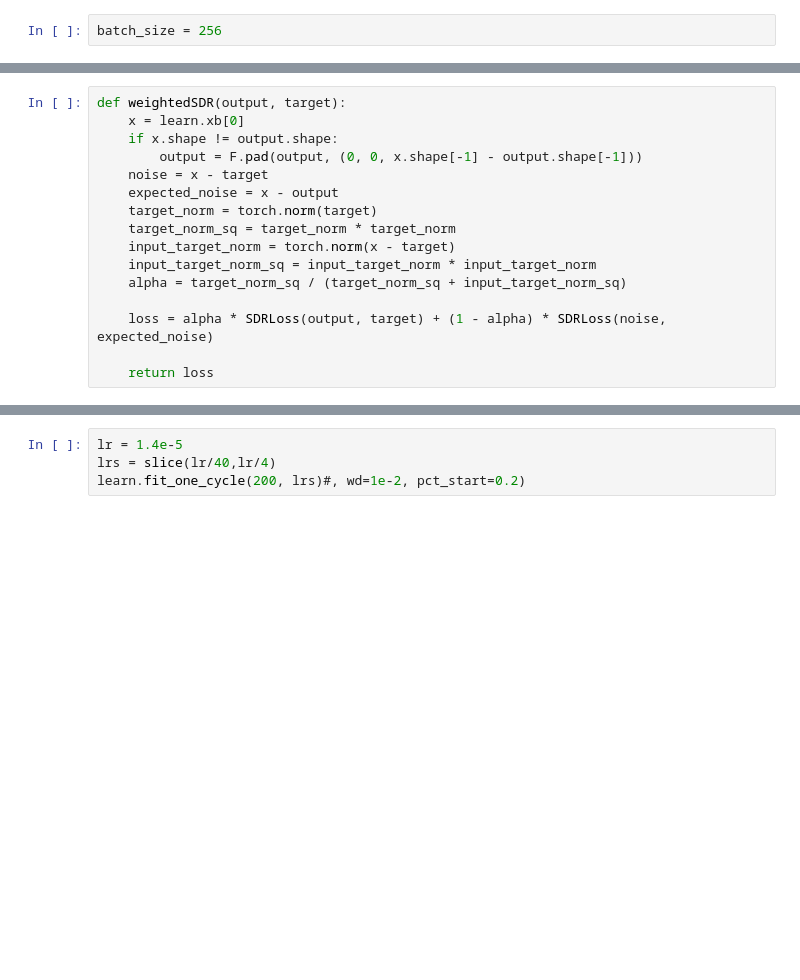
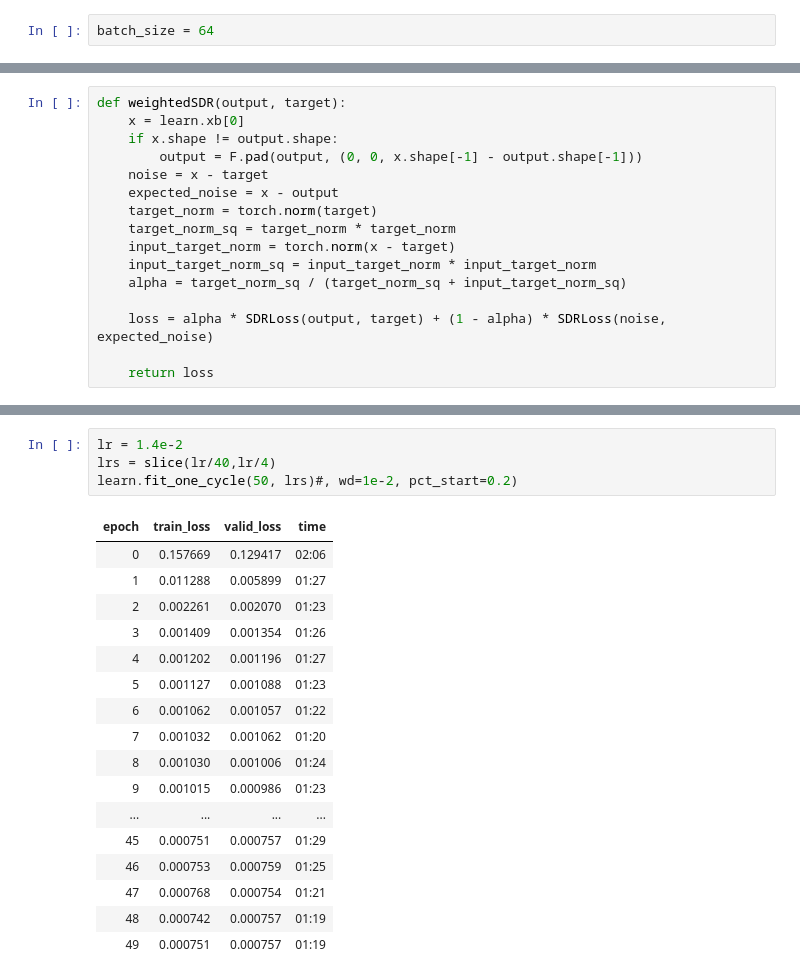
Before and after one commit to dvisockas/norse, a Jupyter notebook: nbs/trainn.ipynb, the cells around one changed output, grey strips where cells are left out. Cells and saved outputs as stored; diff of their text form; blank space fills up the shorter version.

```diff
--- a/nbs/trainn.ipynb
+++ b/nbs/trainn.ipynb
@@ -23,6 +23,6 @@ from sampler import SpeechSampler
 
 torchaudio.set_audio_backend('sox_io')
 # %%
-batch_size = 256
+batch_size = 64
 # %%
 dataset = NoisySpeechDataset(base_dir='../data', window_size=2)
@@ -90,4 +69,22 @@ RuntimeError: The size of tensor a (1985) must match the size of tensor b (1984)
 # %%
-lr = 1.4e-5
+lr = 1.4e-2
 lrs = slice(lr/40,lr/4)
-learn.fit_one_cycle(200, lrs)#, wd=1e-2, pct_start=0.2)
+learn.fit_one_cycle(50, lrs)#, wd=1e-2, pct_start=0.2)
+# %% [output]
+| epoch | train_loss | valid_loss | time |
+| 0 | 0.157669 | 0.129417 | 02:06 |
+| 1 | 0.011288 | 0.005899 | 01:27 |
+| 2 | 0.002261 | 0.002070 | 01:23 |
+| 3 | 0.001409 | 0.001354 | 01:26 |
+| 4 | 0.001202 | 0.001196 | 01:27 |
+| 5 | 0.001127 | 0.001088 | 01:23 |
+| 6 | 0.001062 | 0.001057 | 01:22 |
+| 7 | 0.001032 | 0.001062 | 01:20 |
+| 8 | 0.001030 | 0.001006 | 01:24 |
+| 9 | 0.001015 | 0.000986 | 01:23 |
+| ... | ... | ... | ... |
+| 45 | 0.000751 | 0.000757 | 01:29 |
+| 46 | 0.000753 | 0.000759 | 01:25 |
+| 47 | 0.000768 | 0.000754 | 01:21 |
+| 48 | 0.000742 | 0.000757 | 01:19 |
+| 49 | 0.000751 | 0.000757 | 01:19 |
```
Also changed, not shown: parts of 13 cells of this notebook, 6 other files.
